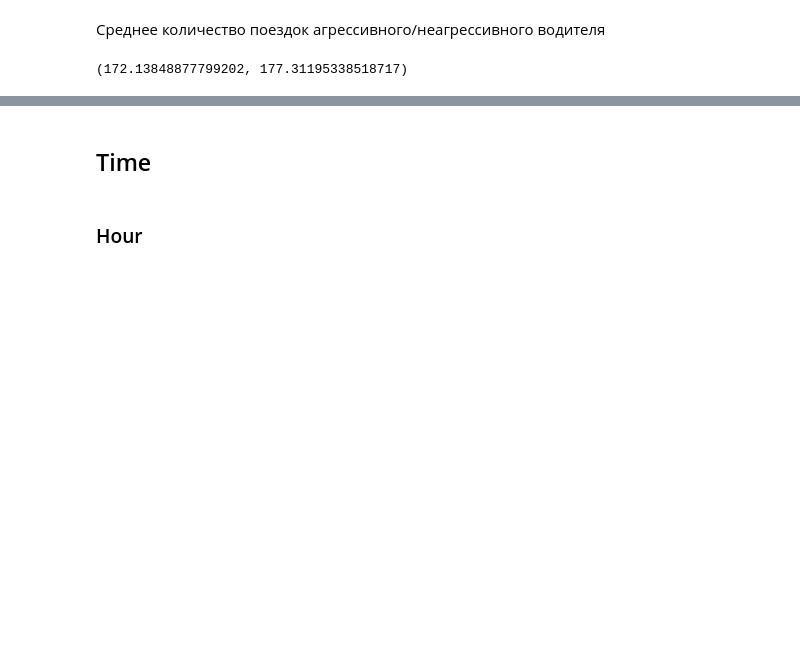
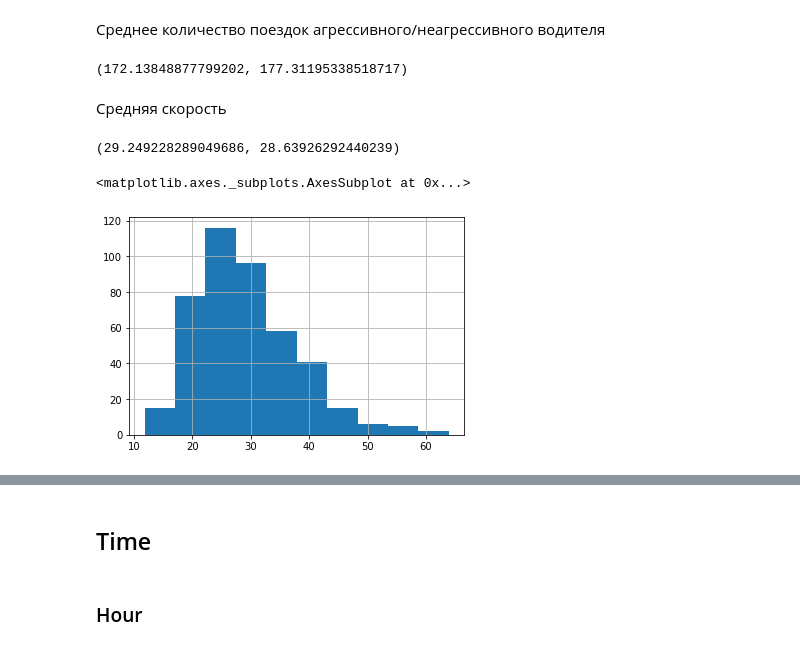
Before and after one commit to Egoluback/aiijc2021_transport, a Jupyter notebook: analysis&train.ipynb, the cells around one changed output, grey strips where cells are left out. Saved outputs shown, nothing was run; the diff lists cells and outputs as text; code cells hidden in the pictures; blank space fills up the shorter version.

```diff
--- a/analysis&train.ipynb
+++ b/analysis&train.ipynb
@@ -195,4 +149,0 @@ counter_sorted[:20]
-# %%
-anxious_words = list(map(lambda x: x[0], counter_sorted[: 20]))
-
-anxious_words
@@ -301,3 +309,19 @@ dataset_joined[dataset_joined.is_aggressive == True].client_rides_cnt.mean(), da
 dataset_joined[dataset_joined.is_aggressive == True].driver_rides_cnt.mean(), dataset_joined[dataset_joined.is_aggressive == False].driver_rides_cnt.mean()
 # %% [output]
 (172.13848877799202, 177.31195338518717)
+# %% [markdown]
+Средняя скорость
+# %%
+dataset_joined["speed"] = dataset_joined.distance / (dataset_joined.duration / 60)
+# %%
+speed_aggressive = dataset_joined[dataset_joined.is_aggressive == True].speed
+speed_notaggressive = dataset_joined[dataset_joined.is_aggressive == False].speed
+# %%
+speed_aggressive.mean(), speed_notaggressive.mean()
+# %% [output]
+(29.249228289049686, 28.63926292440239)
+# %%
+speed_aggressive.hist()
+# %% [output]
+<matplotlib.axes._subplots.AxesSubplot at 0x...>
+[figure, added]
```
Also changed, not shown: parts of 27 cells of this notebook.
